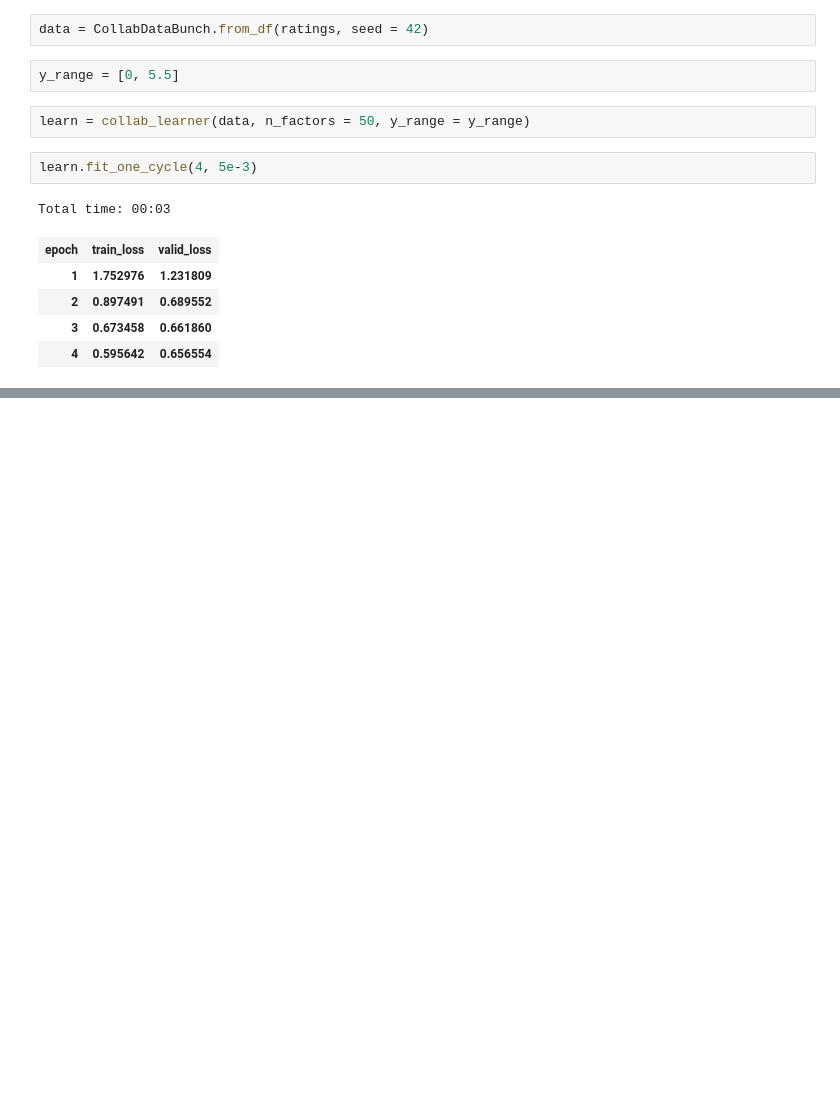
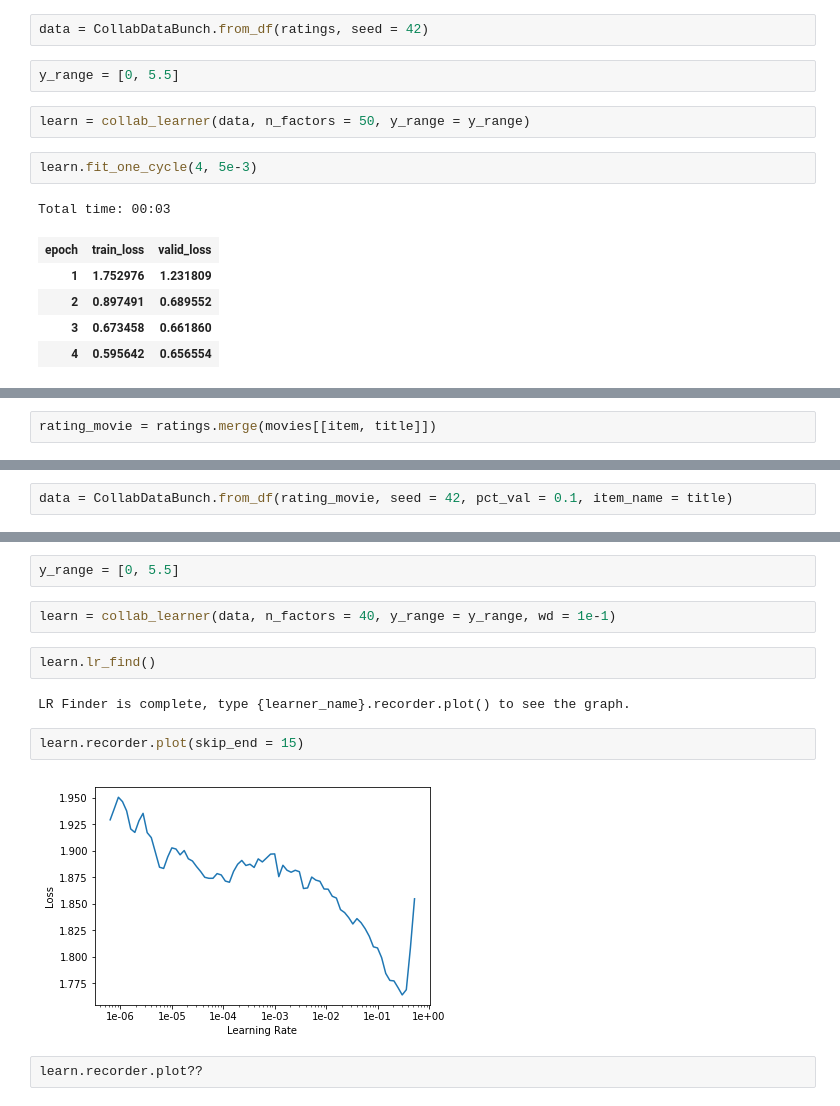
Before and after one commit to thelazyoxymoron/fastai-live-course, a Jupyter notebook: Lesson-4-collab-filtering-experiments.ipynb, the cells around one changed output, grey strips where cells are left out. Drawn from its saved outputs; the diff is of its cells as text; blank space fills up the shorter version.

Commit message:
Modified the collab filtering file to incude the entire MovieLens dataset

```diff
--- a/Lesson-4-collab-filtering-experiments.ipynb
+++ b/Lesson-4-collab-filtering-experiments.ipynb
@@ -43,0 +128,2 @@ Total time: 00:03
+# %%
+rating_movie = ratings.merge(movies[[item, title]])
@@ -43,0 +139,2 @@ Total time: 00:03
+# %%
+data = CollabDataBunch.from_df(rating_movie, seed = 42, pct_val = 0.1, item_name = title)
@@ -43,0 +150,14 @@ Total time: 00:03
+# %%
+y_range = [0, 5.5]
+# %%
+learn = collab_learner(data, n_factors = 40, y_range = y_range, wd = 1e-1)
+# %%
+learn.lr_find()
+# %% [output]
+LR Finder is complete, type {learner_name}.recorder.plot() to see the graph.
+# %%
+learn.recorder.plot(skip_end = 15)
+# %% [output]
+[figure, added]
+# %%
+learn.recorder.plot??
```
Also changed, not shown: parts of 22 cells of this notebook.
